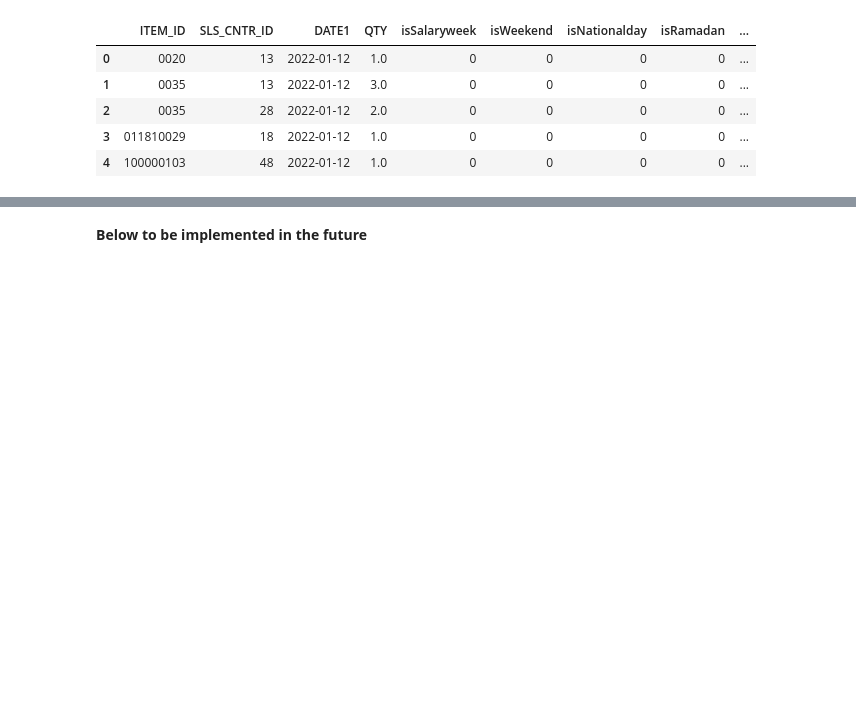
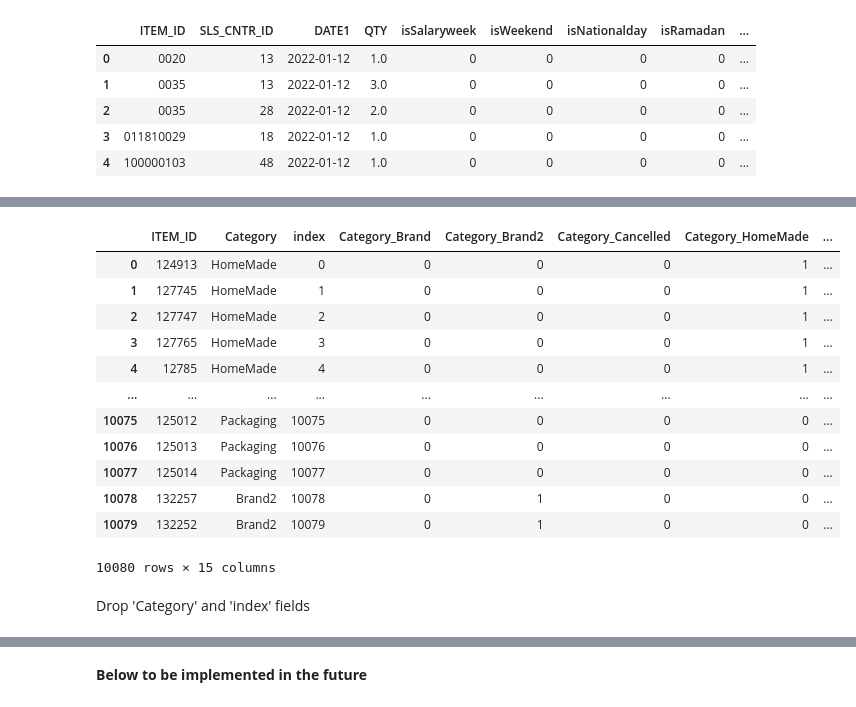
Before and after one commit to hajsf/Time-Series-Forecast, a Jupyter notebook: 04_DefineFeatures.ipynb, the cells around one changed output, grey strips where cells are left out. Saved outputs shown, nothing was run; the diff lists cells and outputs as text; code cells hidden in the pictures; blank space fills up the shorter version.

```diff
--- a/04_DefineFeatures.ipynb
+++ b/04_DefineFeatures.ipynb
@@ -206,0 +316,5 @@ df.head()
+# %%
+SKUcategory = pd.merge(SKUcategory,
+              Categories,
+              on =['CL_1'],
+              how ='inner')
@@ -206,0 +323,2 @@ df.head()
+# %%
+SKUcategory = SKUcategory[['ITEM_ID','Category']]
@@ -206,0 +343,14 @@ df.head()
+# %%
+oneHot = (pd.get_dummies(SKUcategory.Category, prefix='Category').reset_index())
+
+#df = (pd.get_dummies(df.set_index('Name')
+#                     .dropna(axis=1, how='all'), prefix='', prefix_sep='')
+#       .max(axis=1, level=0)
+#       .add_prefix('Item-')
+#       .reset_index())
+
+## OR
+#df1 = (df.melt("Name")
+#        .assign(value=lambda x: "Item-" + x.value)
+#        .drop_duplicates(['Name','value']))
+#df1 = pd.crosstab(df1.Name, df1.value)
@@ -206,0 +373,20 @@ df.head()
+# %%
+SKUcategory = SKUcategory.join(oneHot)
+# %%
+SKUcategory
+# %% [output]
+|  | ITEM_ID | Category | index | Category_Brand | Category_Brand2 | Category_Cancelled | Category_HomeMade | ... |
+| 0 | 124913 | HomeMade | 0 | 0 | 0 | 0 | 1 | ... |
+| 1 | 127745 | HomeMade | 1 | 0 | 0 | 0 | 1 | ... |
+| 2 | 127747 | HomeMade | 2 | 0 | 0 | 0 | 1 | ... |
+| 3 | 127765 | HomeMade | 3 | 0 | 0 | 0 | 1 | ... |
+| 4 | 12785 | HomeMade | 4 | 0 | 0 | 0 | 1 | ... |
+| ... | ... | ... | ... | ... | ... | ... | ... | ... |
+| 10075 | 125012 | Packaging | 10075 | 0 | 0 | 0 | 0 | ... |
+| 10076 | 125013 | Packaging | 10076 | 0 | 0 | 0 | 0 | ... |
+| 10077 | 125014 | Packaging | 10077 | 0 | 0 | 0 | 0 | ... |
+| 10078 | 132257 | Brand2 | 10078 | 0 | 1 | 0 | 0 | ... |
+| 10079 | 132252 | Brand2 | 10079 | 0 | 1 | 0 | 0 | ... |
+10080 rows × 15 columns
+# %% [markdown]
+Drop 'Category' and 'index' fields
```
Also changed, not shown: parts of 45 cells of this notebook.
